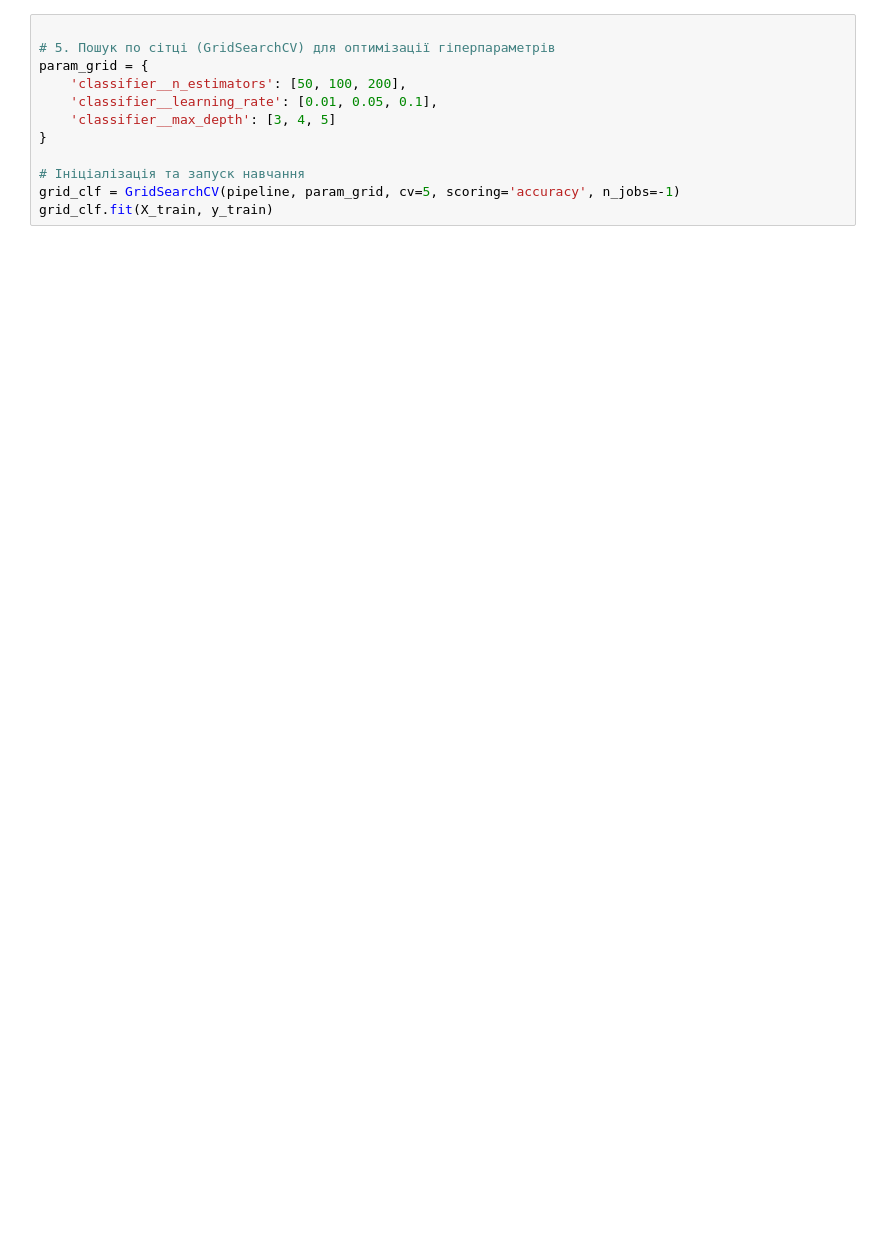
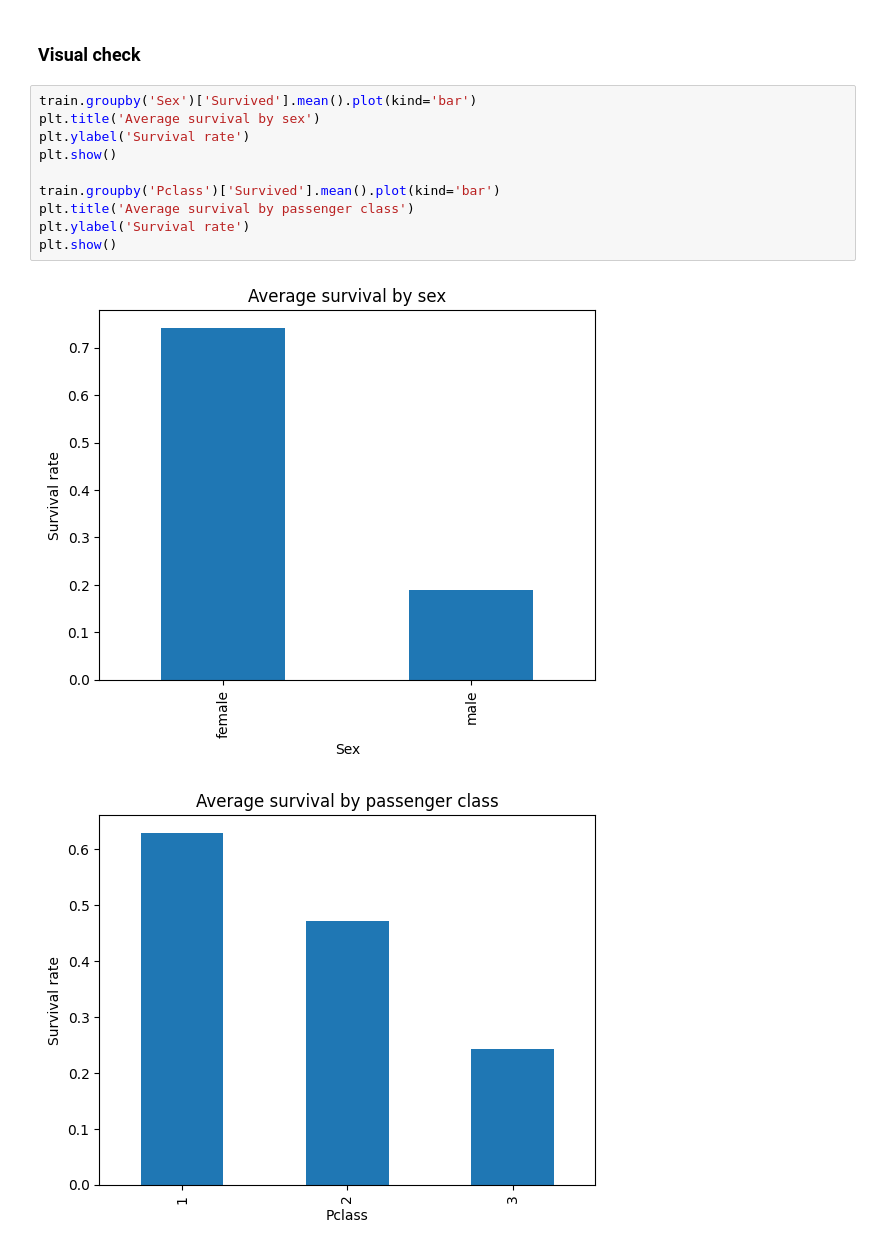
Before and after one commit to Shinkarukd/DS_Camp_2026_Denys-SHYNKARUK, a Jupyter notebook: lesson_8_supervised_ml/lesson_8_supervised_hometask.ipynb, the cells around one changed output. Cells and saved outputs as stored; diff of their text form; blank space fills up the shorter version.

```diff
--- a/lesson_8_supervised_ml/lesson_8_supervised_hometask.ipynb
+++ b/lesson_8_supervised_ml/lesson_8_supervised_hometask.ipynb
@@ -62,12 +111,15 @@ pipeline = Pipeline(steps=[('preprocessor', preprocessor),
+# %% [markdown]
+### Visual check
 # %%
+train.groupby('Sex')['Survived'].mean().plot(kind='bar')
+plt.title('Average survival by sex')
+plt.ylabel('Survival rate')
+plt.show()
 
-# 5. Пошук по сітці (GridSearchCV) для оптимізації гіперпараметрів
-param_grid = {
-    'classifier__n_estimators': [50, 100, 200],
-    'classifier__learning_rate': [0.01, 0.05, 0.1],
-    'classifier__max_depth': [3, 4, 5]
-}
-
-# Ініціалізація та запуск навчання
-grid_clf = GridSearchCV(pipeline, param_grid, cv=5, scoring='accuracy', n_jobs=-1)
-grid_clf.fit(X_train, y_train)
+train.groupby('Pclass')['Survived'].mean().plot(kind='bar')
+plt.title('Average survival by passenger class')
+plt.ylabel('Survival rate')
+plt.show()
+# %% [output]
+[figure, added]
+[figure, added]
```
Also changed, not shown: parts of 28 cells of this notebook.
